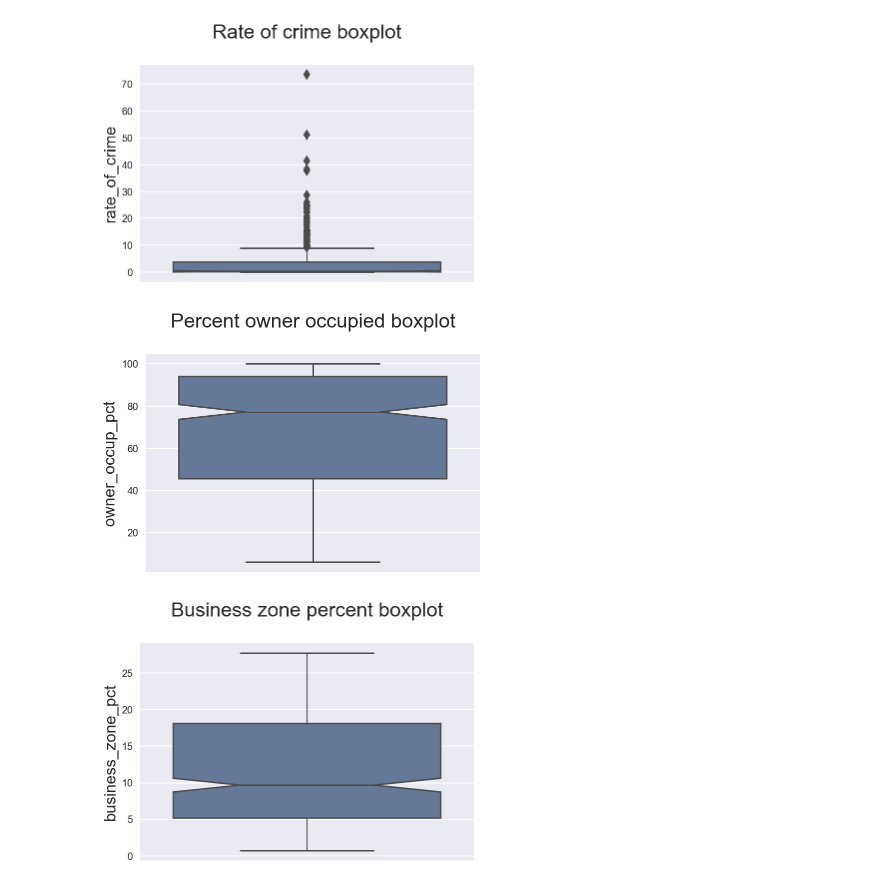
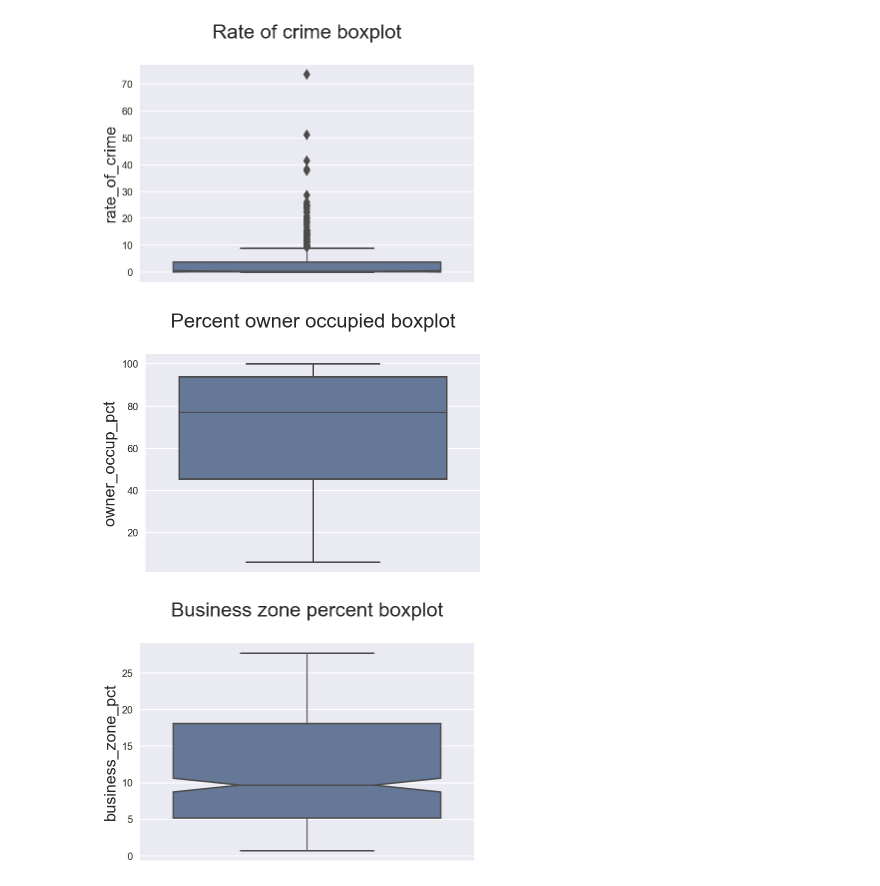
Before and after one commit to ga-curriculum/old-dsb-108-EDA, a Jupyter notebook: solution-code/basic-eda-walkthrough-solutions.ipynb, the cells around one changed output. Saved outputs shown, nothing was run; the diff lists cells and outputs as text; code cells hidden in the pictures.

```diff
--- a/solution-code/basic-eda-walkthrough-solutions.ipynb
+++ b/solution-code/basic-eda-walkthrough-solutions.ipynb
@@ -384,18 +425,18 @@ plt.show()
 # %%
 # percent owner occupied
 fig = plt.figure(figsize=(6,4))
 ax = fig.gca()
 
 ax = sns.boxplot(boston.owner_occup_pct, orient='v',
-                fliersize=8, linewidth=1.5, notch=True,
+                fliersize=8, linewidth=1.5, notch=False,
                 saturation=0.5, ax=ax)
 
 ax.set_ylabel('owner_occup_pct', fontsize=16)
 ax.set_title('Percent owner occupied boxplot\n', fontsize=20)
 
 plt.show()
 # %% [output]
-[figure, old version]
+[figure, new version]
 # %%
 # business zone percent
 fig = plt.figure(figsize=(6,4))
```
Also changed, not shown: parts of 23 cells of this notebook, 5 other files.
